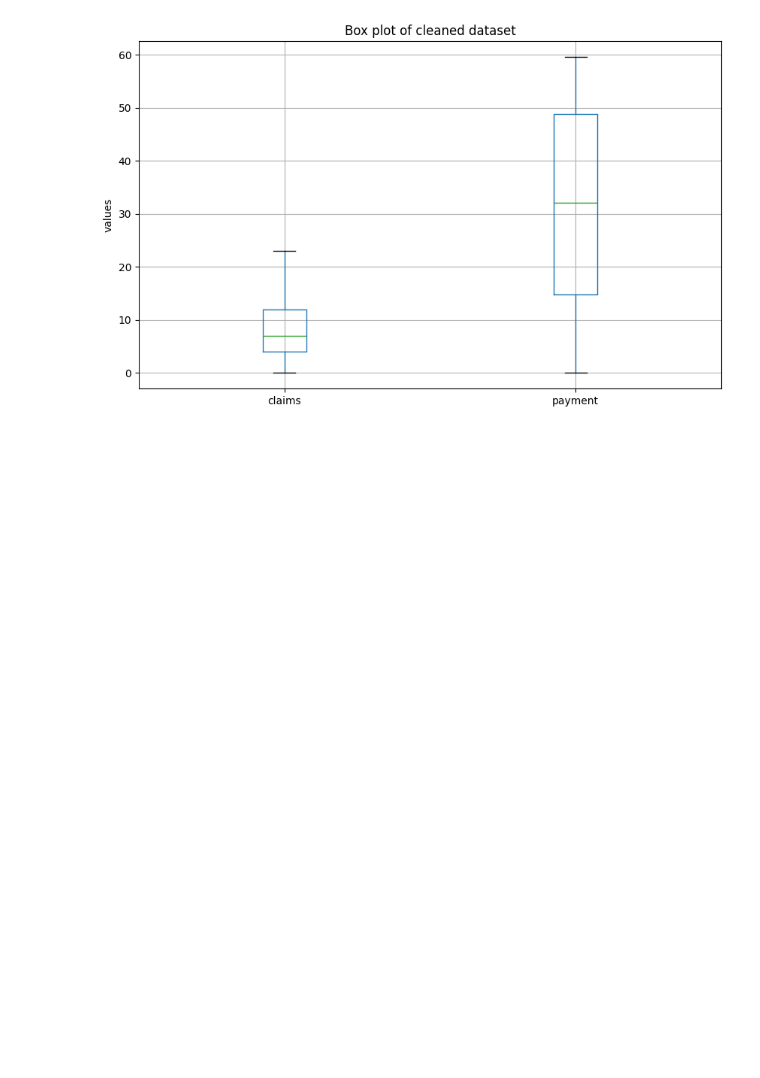
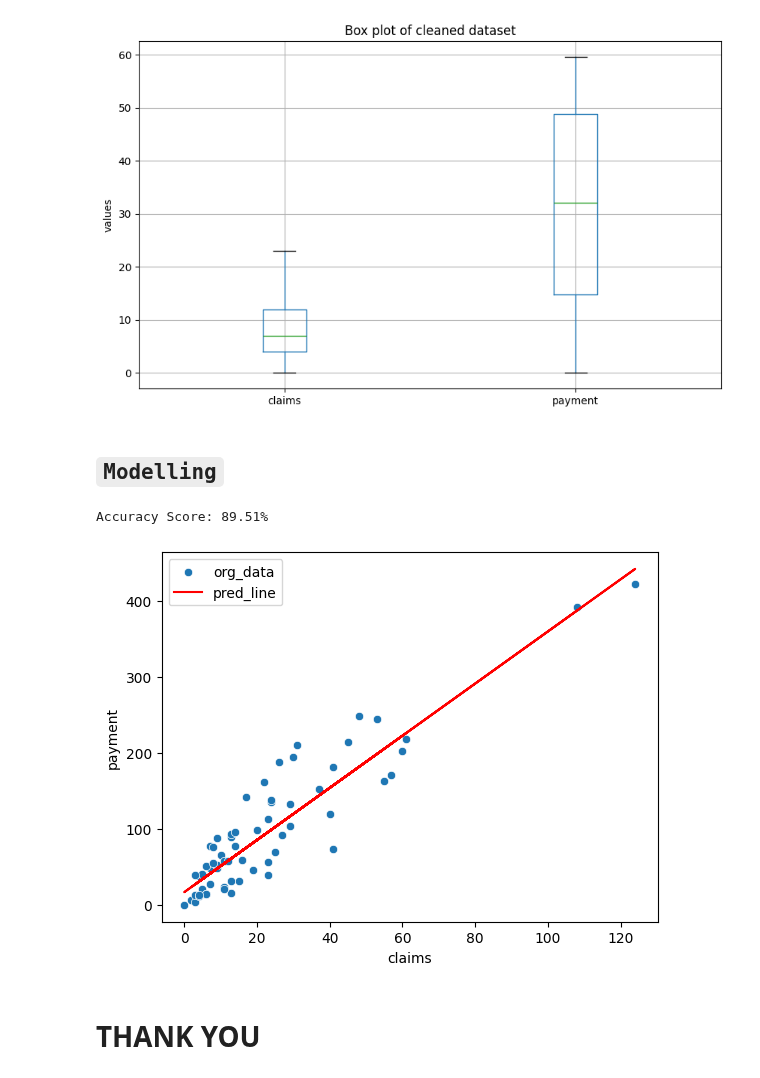
Before and after one commit to HABUDANHAYABK/Associate-Data-Scientist-in-Python, a Jupyter notebook: Introduction_to_Regression/Linear_Regression/notebook.ipynb, the cells around one changed output. Drawn from its saved outputs; the diff is of its cells as text; code cells hidden in the pictures; blank space fills up the shorter version.

Commit message:
added modelling

```diff
--- a/Introduction_to_Regression/Linear_Regression/notebook.ipynb
+++ b/Introduction_to_Regression/Linear_Regression/notebook.ipynb
@@ -157,3 +157,36 @@ plt.grid(True)
 plt.show()
 # %% [output]
 [figure]
+# %% [markdown]
+## `Modelling`
+# %%
+# split data into X and y
+
+X= df[['claims']]
+y = df['payment']
+
+#split data into train and test sets
+X_train, X_test, y_train, y_test = train_test_split(X, y, test_size=0.2, random_state=42)
+model = LinearRegression()
+model.fit(X_train, y_train)
+y_pred = model.predict(X)
+
+print(f"Accuracy Score: {model.score(X_test, y_test)*100:.2f}%")
+# %% [output]
+Accuracy Score: 89.51%
+# %%
+plt.Figure(figsize=(5,6))
+sns.scatterplot(
+    x='claims',
+    y='payment',
+    data = df
+)
+
+plt.plot(df['claims'], y_pred, color = 'red')
+plt.legend(['org_data', 'pred_line'])
+
+plt.show()
+# %% [output]
+[figure, added]
+# %% [markdown]
+# THANK YOU
```
